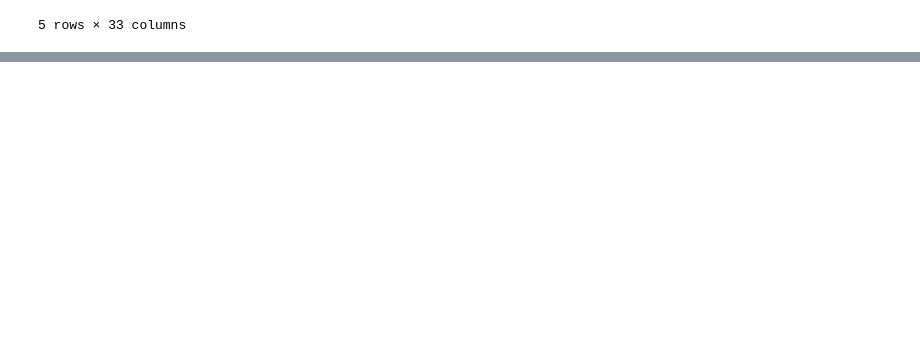
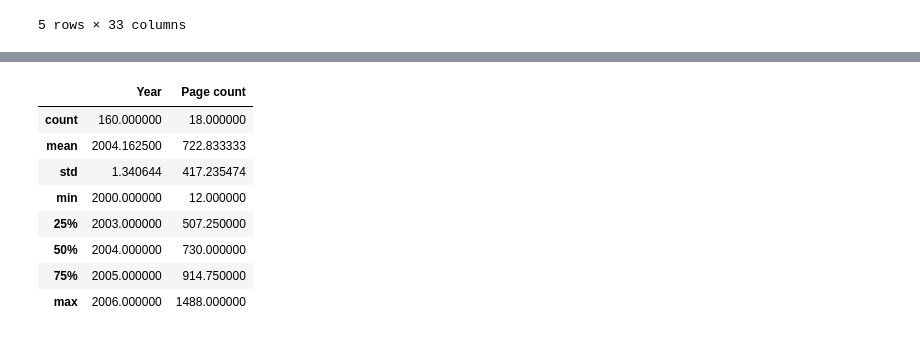
Before and after one commit to MaksOpp/web-intelligence-project, a Jupyter notebook: main.ipynb, the cells around one changed output, grey strips where cells are left out. Cells and saved outputs as stored; diff of their text form; code cells hidden in the pictures; blank space fills up the shorter version.

```diff
--- a/main.ipynb
+++ b/main.ipynb
@@ -30,0 +79,12 @@ data[data['Year'].between(2000 ,2006 ,inclusive = True)]
+# %%
+data.describe()
+# %% [output]
+|  | Year | Page count |
+| count | 160.000000 | 18.000000 |
+| mean | 2004.162500 | 722.833333 |
+| std | 1.340644 | 417.235474 |
+| min | 2000.000000 | 12.000000 |
+| 25% | 2003.000000 | 507.250000 |
+| 50% | 2004.000000 | 730.000000 |
+| 75% | 2005.000000 | 914.750000 |
+| max | 2006.000000 | 1488.000000 |
```
Also changed, not shown: parts of 14 cells of this notebook, 1 other file.
